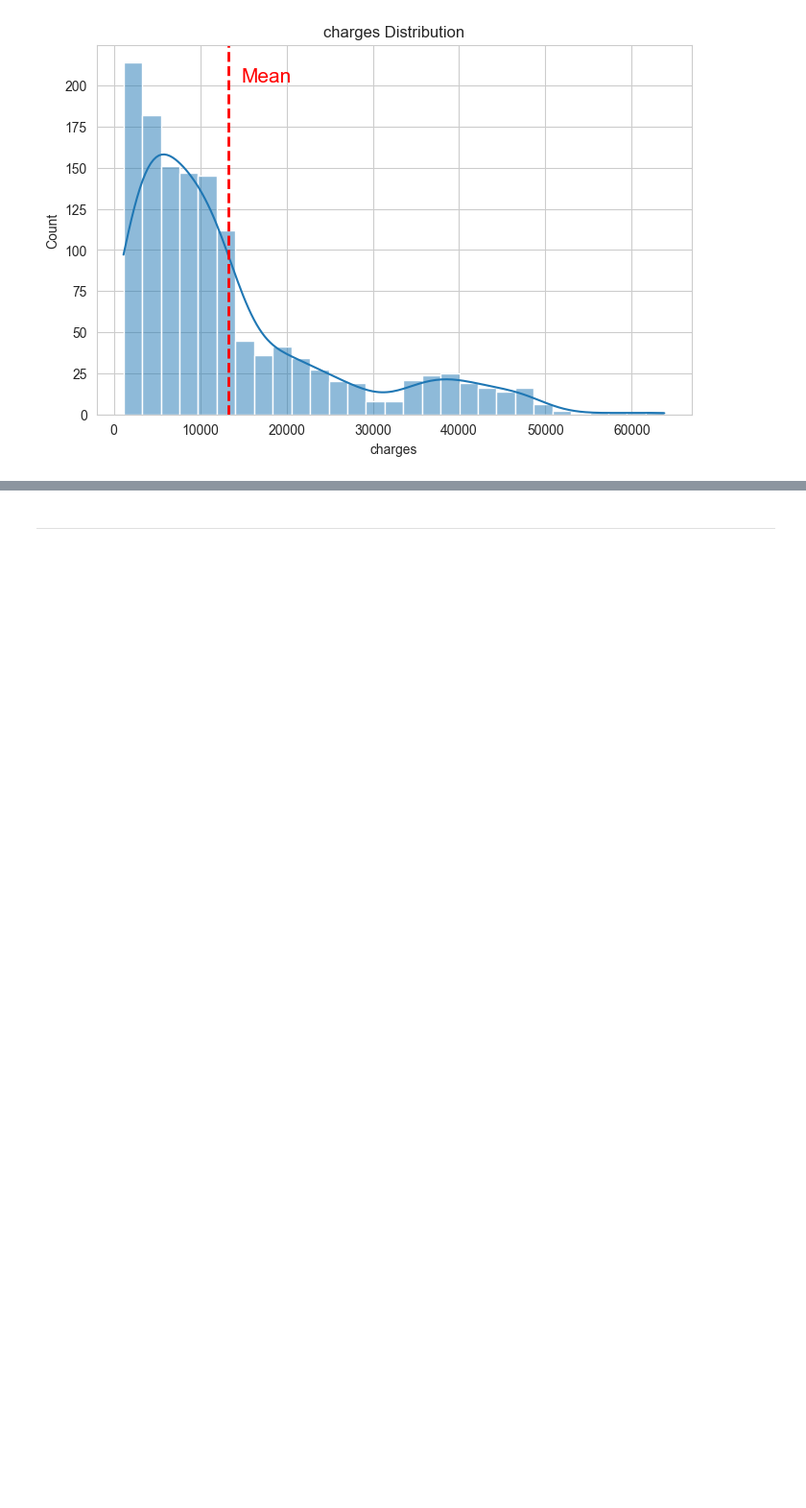
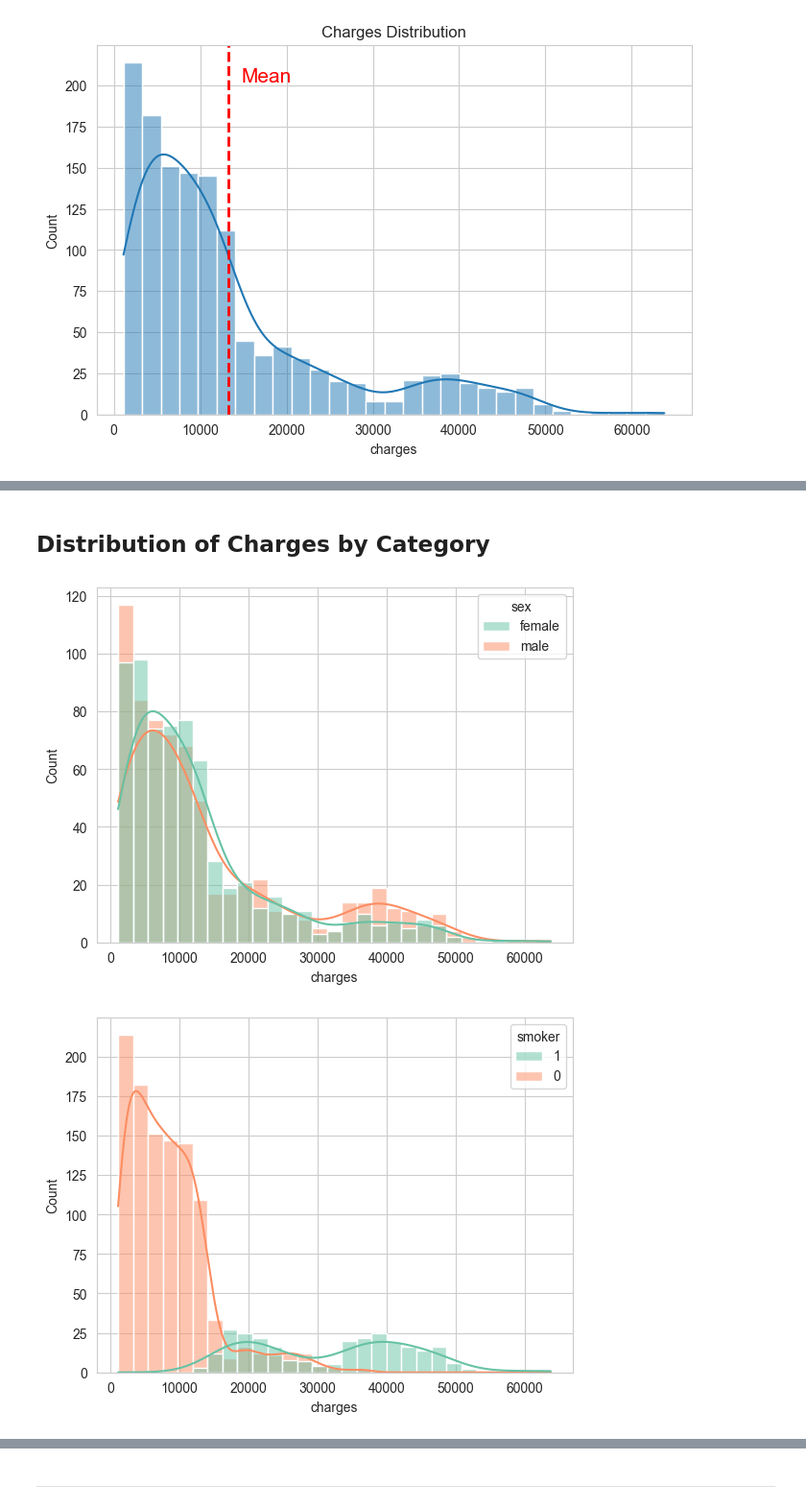
Before and after one commit to H-Smithson/healthcare_data_analysis, a Jupyter notebook: jupyter_notebooks/02_statistical_tests.ipynb, the cells around one changed output, grey strips where cells are left out. Shown: that part at 96% size. Cells and saved outputs as stored; diff of their text form; code cells hidden in the pictures; blank space fills up the shorter version.

Commit message:
Add distribution charts of charges by categorical variables

```diff
--- a/jupyter_notebooks/02_statistical_tests.ipynb
+++ b/jupyter_notebooks/02_statistical_tests.ipynb
@@ -107,7 +110,7 @@ df_num = df.select_dtypes(include=[np.number])
 # loop through numeric columns and create a distribution chart for each
 for col in df_num.columns:
   fig, axes = plt.subplots(figsize=(8,5))
-  plt.title(f"{col} Distribution")
+  plt.title(f"{col.capitalize()} Distribution")
   sns.histplot(data=df_num, x=col, kde=True)
   plt.axvline(df_num[col].mean(), color='r', linestyle='dashed', linewidth=2)
   plt.text(x=df_num[col].mean() + df_num[col].std()/8 , y=axes.get_ylim()[1] * 0.90, s='Mean', fontsize=15, c='r') # offset mean label
@@ -120,0 +148,10 @@ for col in df_num.columns:
+# %% [markdown]
+## Distribution of Charges by Category
+# %%
+for col in df_cat:
+    sns.histplot(data=df, x='charges',hue=col , kde=True, palette='Set2')
+    plt.show()
+    print("\n\n")
+# %% [output]
+[figure, added]
+[figure, added]
```
Also changed, not shown: parts of 17 cells of this notebook, 1 other file.
